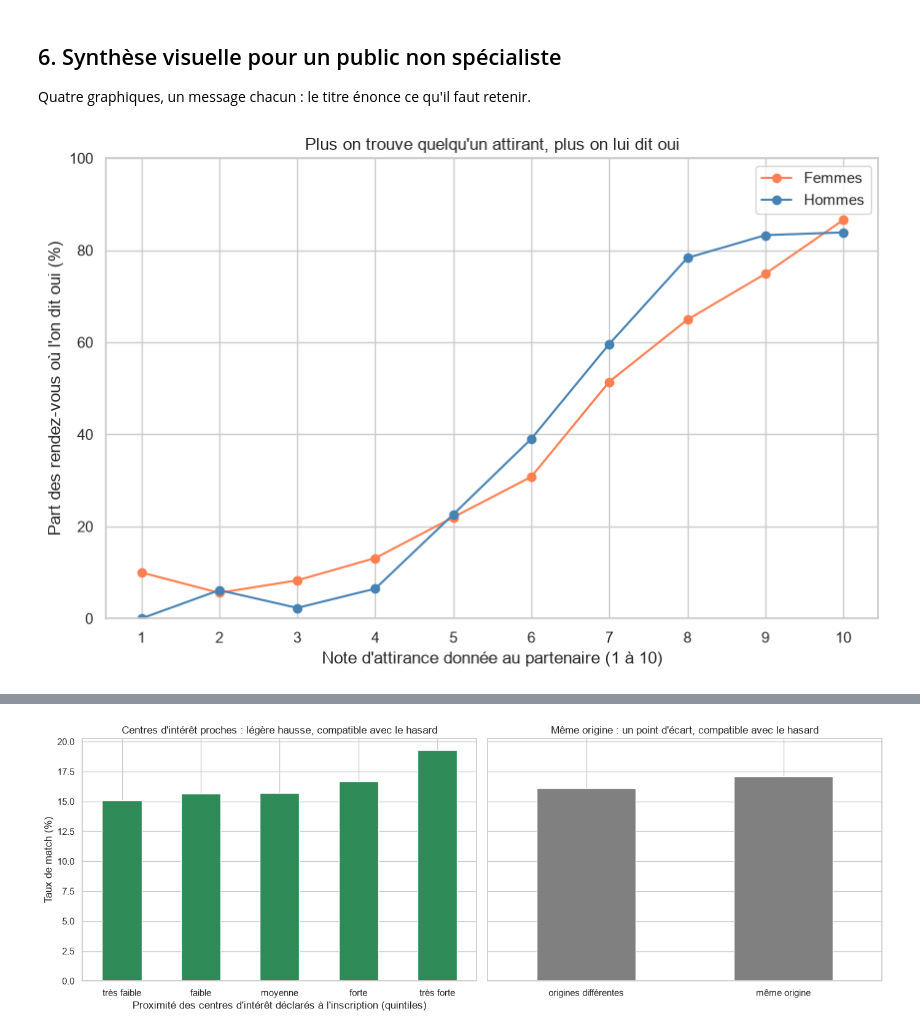
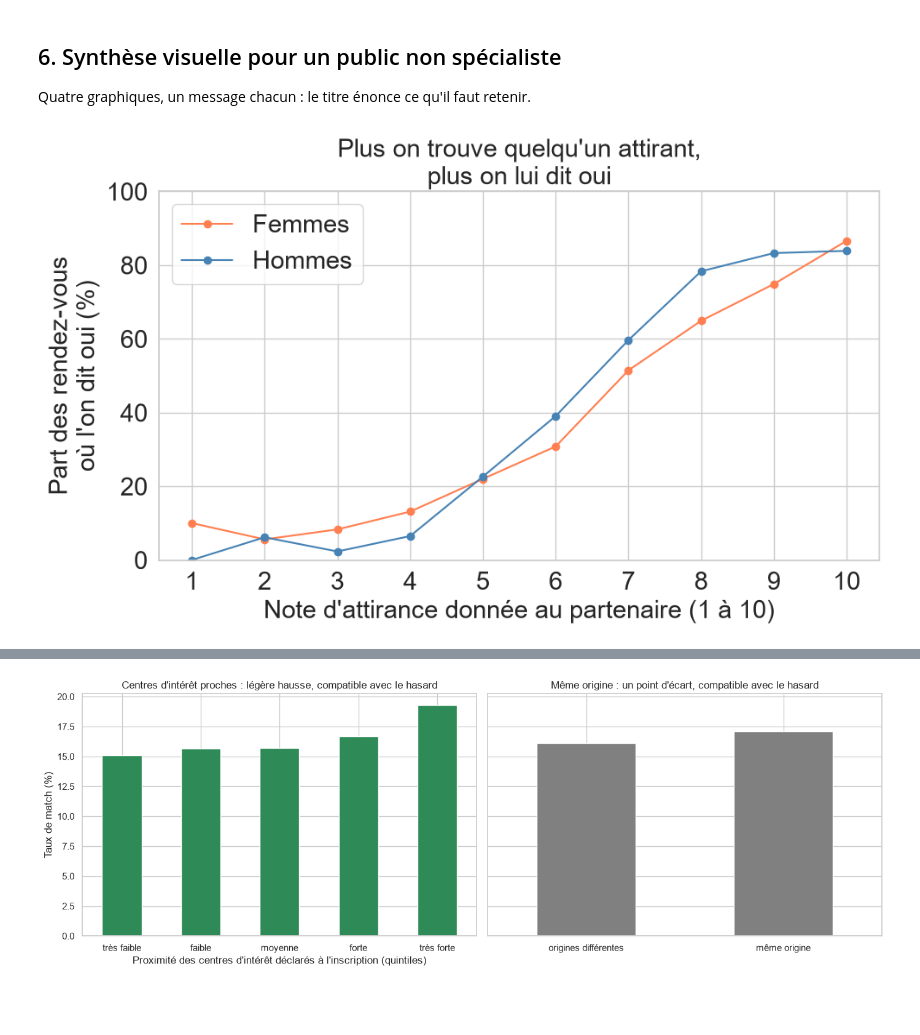
Before and after one commit to KinSushi/jedha-rncp35288-portfolio, a Jupyter notebook: bloc_2_eda_statistics/1_Tinder/Speed_Dating_Bloc2_CDSD.ipynb, the cells around one changed output, grey strips where cells are left out. Cells and saved outputs as stored; diff of their text form; code cells hidden in the pictures; blank space fills up the shorter version.

```diff
--- a/bloc_2_eda_statistics/1_Tinder/Speed_Dating_Bloc2_CDSD.ipynb
+++ b/bloc_2_eda_statistics/1_Tinder/Speed_Dating_Bloc2_CDSD.ipynb
@@ -1440,23 +1458,36 @@ Quatre graphiques, un message chacun : le titre énonce ce qu'il faut retenir.
 # %%
 # Graphique 1 : la probabilité de dire oui selon la note d'attirance donnée au partenaire.
 taux_oui_par_note = (
     df_propre.dropna(subset=["attr", "dec"])
     .assign(note=lambda d: d["attr"].round().clip(1, 10).astype(int))
     .groupby(["note", "gender"])["dec"]
     .mean()
     .unstack()
     * 100
 )
 taux_oui_par_note.columns = ["Femmes", "Hommes"]
-ax = taux_oui_par_note.plot(kind="line", marker="o", figsize=(10, 6), color=["coral", "steelblue"])
-ax.set_title("Plus on trouve quelqu'un attirant, plus on lui dit oui")
-ax.set_xlabel("Note d'attirance donnée au partenaire (1 à 10)")
-ax.set_ylabel("Part des rendez-vous où l'on dit oui (%)")
+# Taille des textes, en points : la figure est posée à 280 points de large dans le dossier de
+# projet, soit à peu près 0,4 fois sa taille réelle ; à 21 points, titre, axes et légende y
+# gardent 8 points au moins (et environ 15 points sur la diapositive 3 du support). Le titre et
+# le nom de l'axe vertical passent donc sur deux lignes.
+TAILLE_TEXTE_OUI = 21
+ax = taux_oui_par_note.plot(
+    kind="line",
+    marker="o",
+    figsize=(10, 6),
+    color=["coral", "steelblue"],
+    fontsize=TAILLE_TEXTE_OUI,
+)
+ax.set_title("Plus on trouve quelqu'un attirant,\nplus on lui dit oui", fontsize=TAILLE_TEXTE_OUI)
+ax.set_xlabel("Note d'attirance donnée au partenaire (1 à 10)", fontsize=TAILLE_TEXTE_OUI)
+ax.set_ylabel("Part des rendez-vous\noù l'on dit oui (%)", fontsize=TAILLE_TEXTE_OUI)
 ax.set_ylim(0, 100)
 ax.set_xticks(range(1, 11))
+ax.legend(fontsize=TAILLE_TEXTE_OUI)
+plt.tight_layout()  # garde les étiquettes agrandies dans le cadre de la figure
 plt.show()
 # %% [output]
-[figure, old version]
+[figure, new version]
 # %%
 # Graphique 2 : ce que l'on déclare chercher, et ce qui fait réellement dire oui, sexe par sexe.
 # Une ligne par sexe : à gauche, l'importance déclarée à l'inscription (points sur 100) ; à
```
Also changed, not shown: parts of 15 cells of this notebook, 9 other files.
